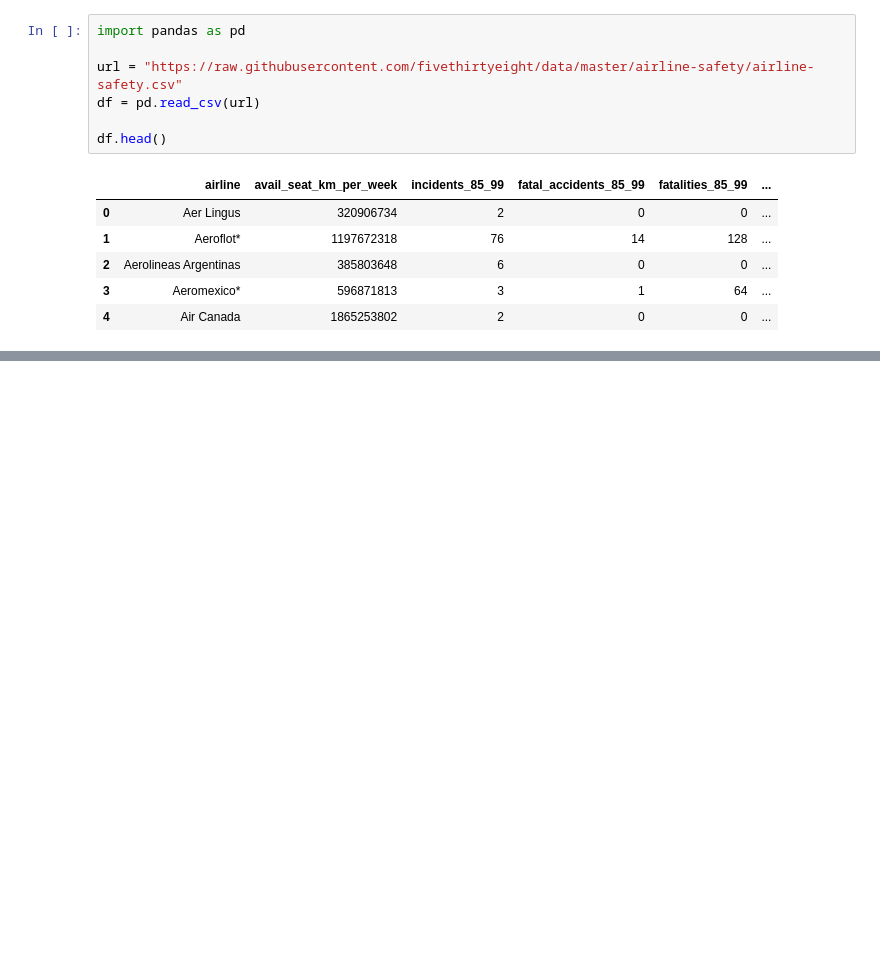
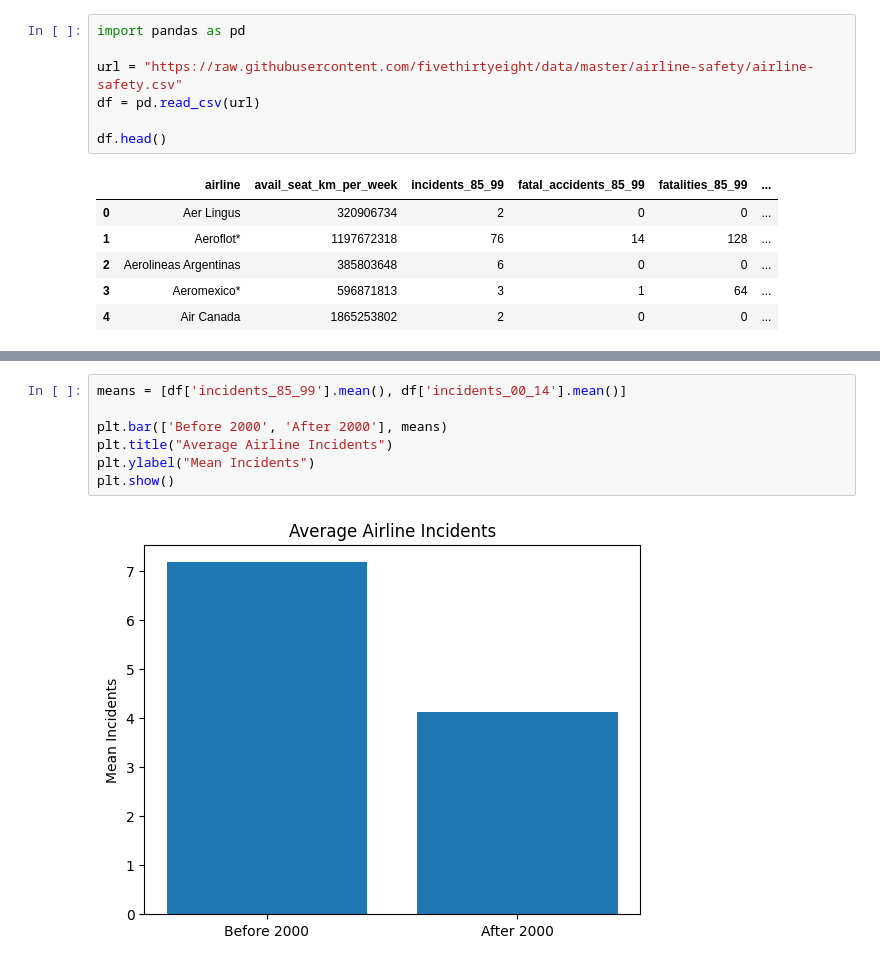
Before and after one commit to Akshathabk-ailearner/airline-safety-analysis, a Jupyter notebook: analysis.ipynb, the cells around one changed output, grey strips where cells are left out. Drawn from its saved outputs; the diff is of its cells as text; blank space fills up the shorter version.

```diff
--- a/analysis.ipynb
+++ b/analysis.ipynb
@@ -19,0 +67,9 @@ df.head()
+# %%
+means = [df['incidents_85_99'].mean(), df['incidents_00_14'].mean()]
+
+plt.bar(['Before 2000', 'After 2000'], means)
+plt.title("Average Airline Incidents")
+plt.ylabel("Mean Incidents")
+plt.show()
+# %% [output]
+[figure, added]
```
Also changed, not shown: parts of 6 cells of this notebook.
